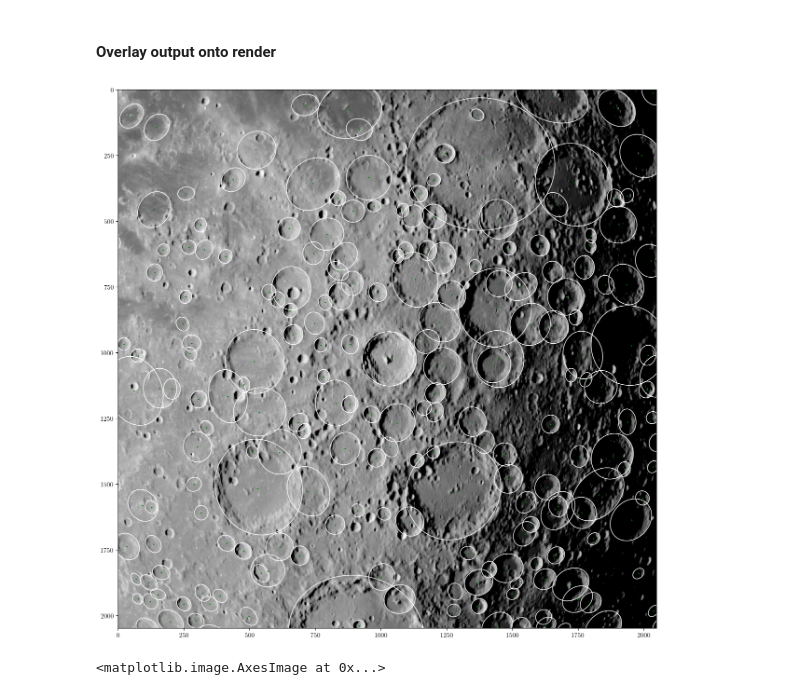
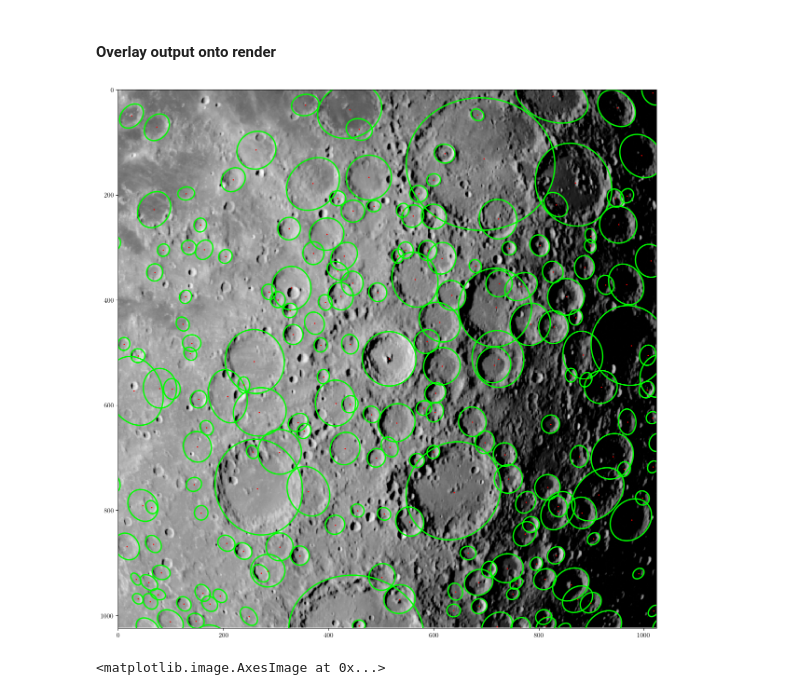
Before and after one commit to Stanford-NavLab/LuPNT, a Jupyter notebook: examples/projects/sensor_fusion/src/2_projection.ipynb, the cells around one changed output. Saved outputs shown, nothing was run; the diff lists cells and outputs as text; code cells hidden in the pictures.

```diff
--- a/examples/projects/sensor_fusion/src/2_projection.ipynb
+++ b/examples/projects/sensor_fusion/src/2_projection.ipynb
@@ -30,7 +30,7 @@ from pylupnt.crater_detection.common.conics import *
 # %%
 # Image setup:
 fov = 45
-N = (2048, 2048)
+N = (1024, 1024)
 renderer = pnt.render.Blender()
 renderer.SCENE["fov"] = fov
 renderer.ENGINE = renderer.EEVEE
@@ -200,35 +200,36 @@ A_i = LA.inv(H_Ci).transpose((0, 2, 1)) @ C_i @ LA.inv(H_Ci)
 # %%
 cam = Camera(resolution=N, fov=fov)
 a_proj, b_proj = ellipse_axes(A_i)
 psi_proj = ellipse_angle(A_i)
 r_pix_proj = conic_center(A_i)
 
 
 from matplotlib.collections import EllipseCollection
 
 fig, ax = plt.subplots(figsize=(15, 15), subplot_kw={"aspect": "equal"})
 ax.imshow(im, aspect="equal", interpolation="none", cmap="gray")
 ec = EllipseCollection(
     a_proj,
     b_proj,
     np.degrees(psi_proj),
     units="xy",
     offsets=r_pix_proj,
     transOffset=ax.transData,
     facecolors="None",
-    edgecolors="w",
+    edgecolors="lime",
+    linewidths=2,
 )
 ax.add_collection(ec)
 
 ax.scatter(*project_crater_centers(p_Mi, fov, N, T_CM, r_M).T, c="r", s=1.2, marker="x")
 
 ax.set_xlim(0, N[0])
 ax.set_ylim(N[1], 0)
 
 plt.show()
 fig.savefig('../figures/ellipse_overlaid.png')
 # %% [output]
-[figure, old version]
+[figure, new version]
 # %%
 fig, ax = plt.subplots(figsize=(15, 15), subplot_kw={"aspect": "equal"})
 ax.imshow(generate_mask(A_i, cam.resolution), cmap="Greys_r")
```
Also changed, not shown: parts of 1 cell of this notebook, 1 other file.
